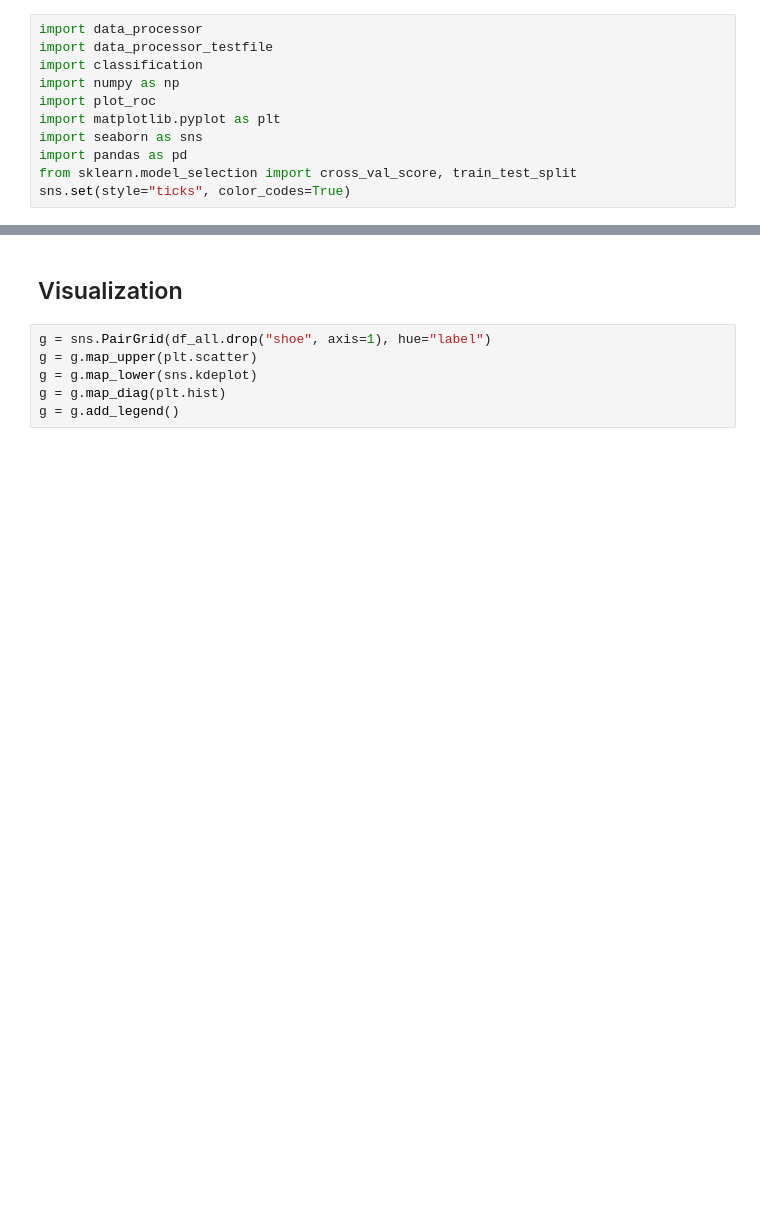
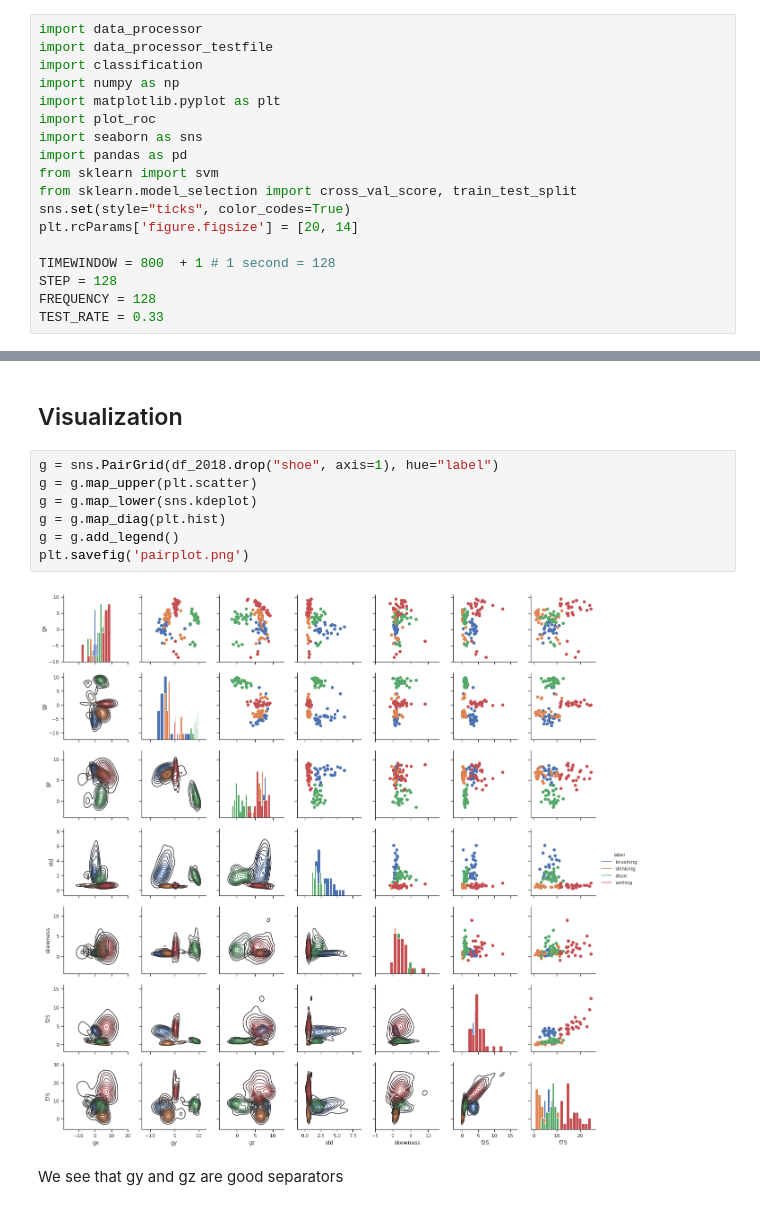
Before and after one commit to PierreSp/Activity_Tracking_SVM, a Jupyter notebook: plot_rbf_parameters.ipynb, the cells around one changed output, grey strips where cells are left out. Cells and saved outputs as stored; diff of their text form; blank space fills up the shorter version.

```diff
--- a/plot_rbf_parameters.ipynb
+++ b/plot_rbf_parameters.ipynb
@@ -5,12 +5,19 @@ import data_processor
 import data_processor_testfile
 import classification
 import numpy as np
+import matplotlib.pyplot as plt
 import plot_roc
-import matplotlib.pyplot as plt
 import seaborn as sns
 import pandas as pd
+from sklearn import svm
 from sklearn.model_selection import cross_val_score, train_test_split
 sns.set(style="ticks", color_codes=True)
+plt.rcParams['figure.figsize'] = [20, 14]
+
+TIMEWINDOW = 800  + 1 # 1 second = 128
+STEP = 128
+FREQUENCY = 128
+TEST_RATE = 0.33
 # %% [markdown]
 ## Load data
 # %%
@@ -47,9 +43,14 @@ DATASETS = {"2016": df_2016, "2017": df_2017, "2018": df_2018, "all years merged
 # %% [markdown]
 ## Visualization
 # %%
-g = sns.PairGrid(df_all.drop("shoe", axis=1), hue="label")
+g = sns.PairGrid(df_2018.drop("shoe", axis=1), hue="label")
 g = g.map_upper(plt.scatter)
 g = g.map_lower(sns.kdeplot)
 g = g.map_diag(plt.hist)
 g = g.add_legend()
+plt.savefig('pairplot.png')
+# %% [output]
+[figure, added]
+# %% [markdown]
+We see that gy and gz are good separators
 # %% [markdown]
```
Also changed, not shown: parts of 23 cells of this notebook.
